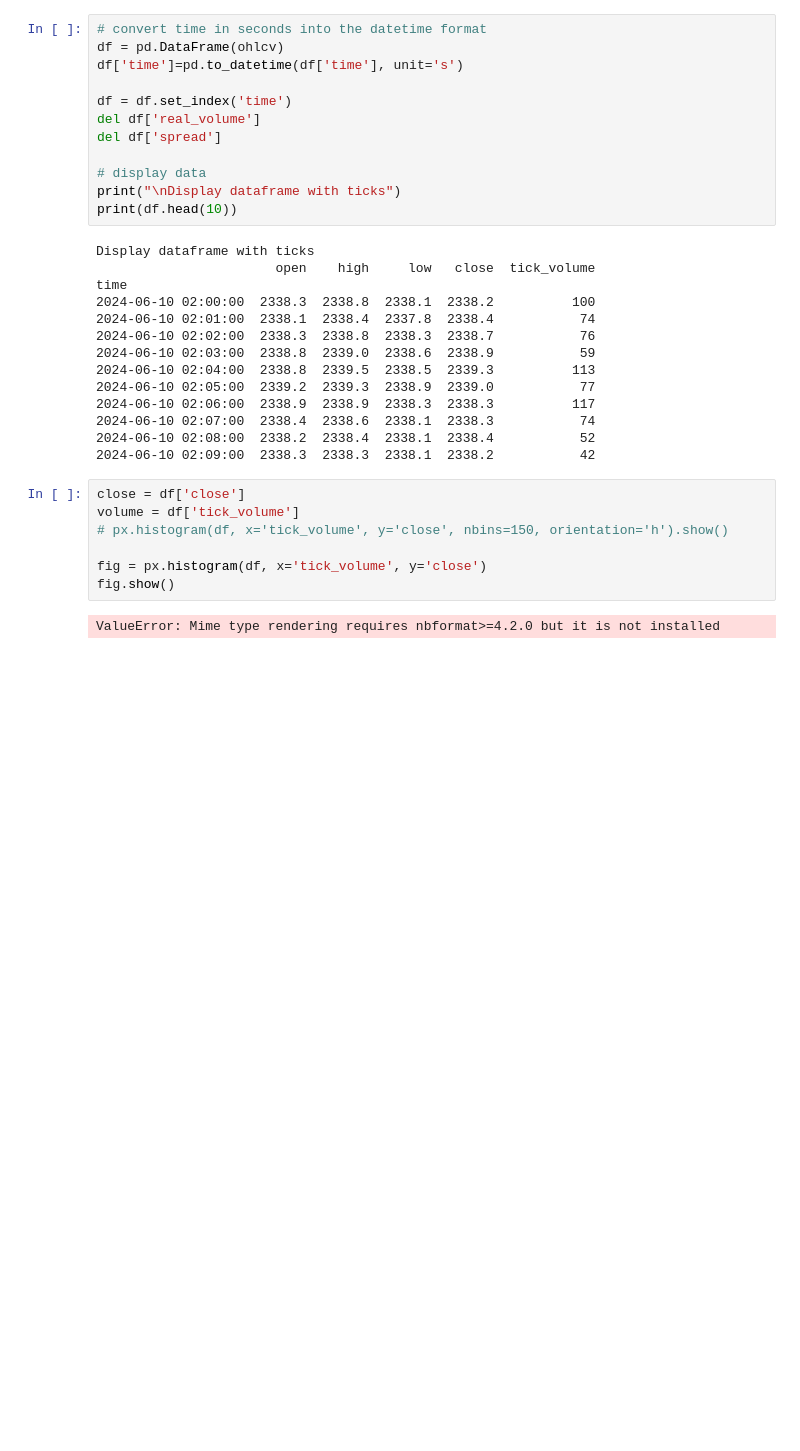
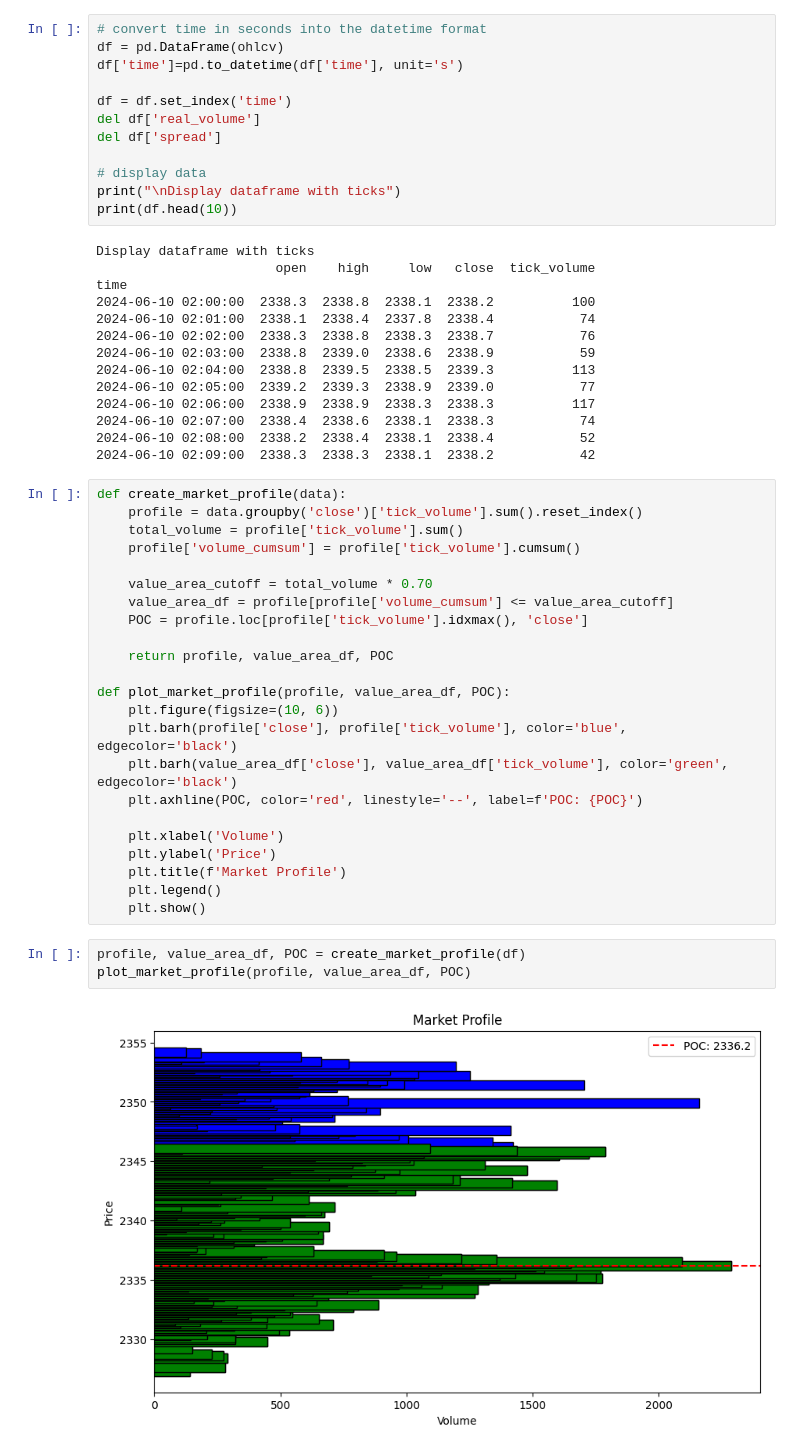
Before and after one commit to FandF-ta/EAs, a Jupyter notebook: H_22082024.ipynb, the cells around one changed output. Drawn from its saved outputs; the diff is of its cells as text; blank space fills up the shorter version.

```diff
--- a/H_22082024.ipynb
+++ b/H_22082024.ipynb
@@ -93,12 +93,31 @@ time
 2024-06-10 02:07:00  2338.4  2338.6  2338.1  2338.3           74
 2024-06-10 02:08:00  2338.2  2338.4  2338.1  2338.4           52
 2024-06-10 02:09:00  2338.3  2338.3  2338.1  2338.2           42
-# %%
-close = df['close']
-volume = df['tick_volume']
-# px.histogram(df, x='tick_volume', y='close', nbins=150, orientation='h').show()
-
-fig = px.histogram(df, x='tick_volume', y='close')
-fig.show()
-# %% [output]
-ValueError: Mime type rendering requires nbformat>=4.2.0 but it is not installed
+# %%
+def create_market_profile(data):
+    profile = data.groupby('close')['tick_volume'].sum().reset_index()
+    total_volume = profile['tick_volume'].sum()
+    profile['volume_cumsum'] = profile['tick_volume'].cumsum()
+
+    value_area_cutoff = total_volume * 0.70
+    value_area_df = profile[profile['volume_cumsum'] <= value_area_cutoff]
+    POC = profile.loc[profile['tick_volume'].idxmax(), 'close']
+
+    return profile, value_area_df, POC
+
+def plot_market_profile(profile, value_area_df, POC):
+    plt.figure(figsize=(10, 6))
+    plt.barh(profile['close'], profile['tick_volume'], color='blue', edgecolor='black')
+    plt.barh(value_area_df['close'], value_area_df['tick_volume'], color='green', edgecolor='black')
+    plt.axhline(POC, color='red', linestyle='--', label=f'POC: {POC}')
+
+    plt.xlabel('Volume')
+    plt.ylabel('Price')
+    plt.title(f'Market Profile')
+    plt.legend()
+    plt.show()
+# %%
+profile, value_area_df, POC = create_market_profile(df)
+plot_market_profile(profile, value_area_df, POC)
+# %% [output]
+[figure, added]
```
Also changed, not shown: parts of 3 cells of this notebook.
